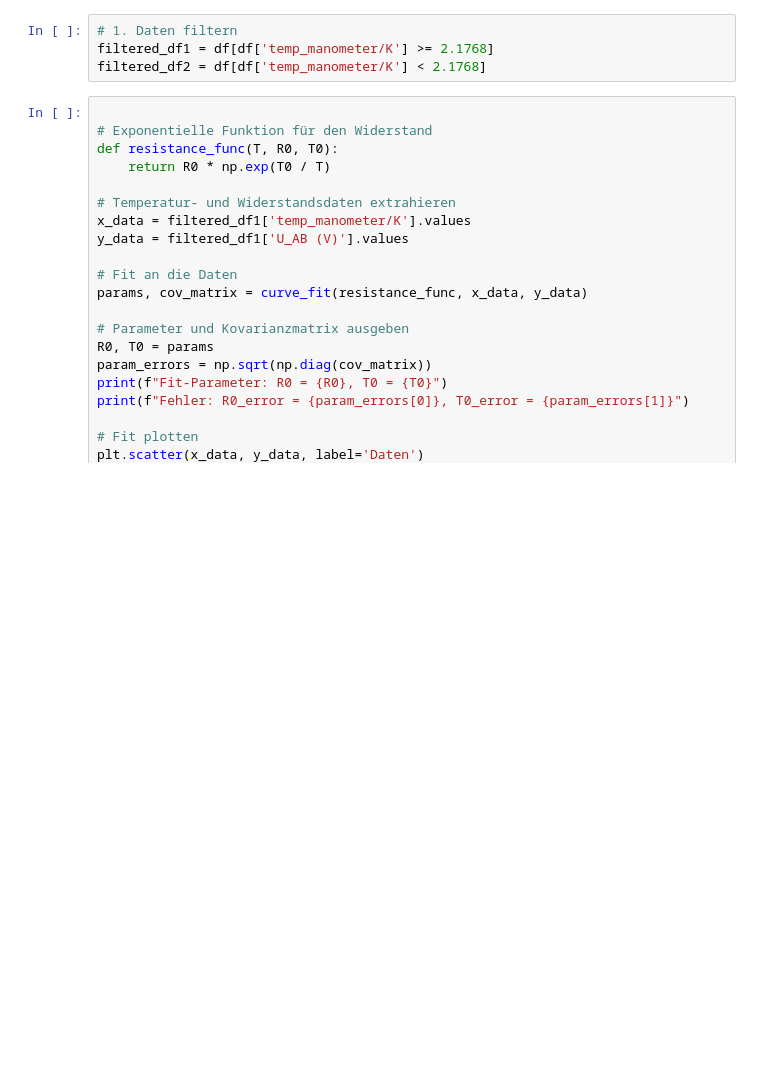
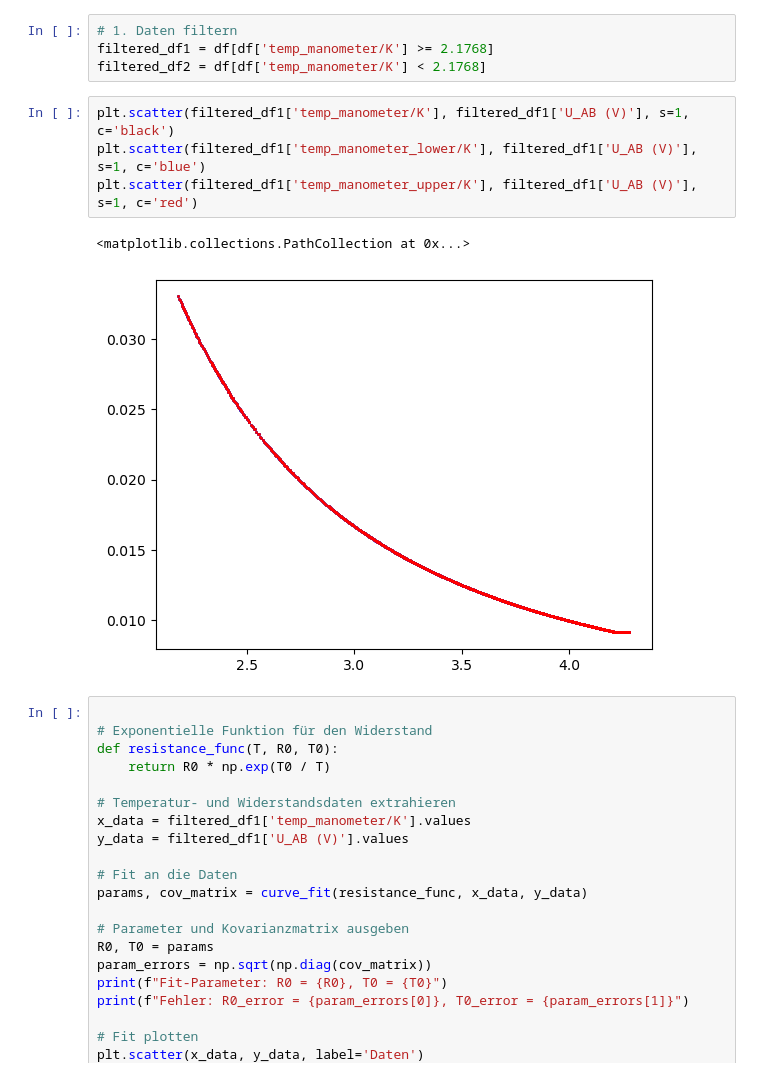
Before and after one commit to Darrenshan27/supraconductivity, a Jupyter notebook: data_processing.ipynb, the cells around one changed output. Cells and saved outputs as stored; diff of their text form; blank space fills up the shorter version.

```diff
--- a/data_processing.ipynb
+++ b/data_processing.ipynb
@@ -259,6 +270,13 @@ df.head()
 # 1. Daten filtern
 filtered_df1 = df[df['temp_manometer/K'] >= 2.1768]
 filtered_df2 = df[df['temp_manometer/K'] < 2.1768]
+# %%
+plt.scatter(filtered_df1['temp_manometer/K'], filtered_df1['U_AB (V)'], s=1, c='black')
+plt.scatter(filtered_df1['temp_manometer_lower/K'], filtered_df1['U_AB (V)'], s=1, c='blue')
+plt.scatter(filtered_df1['temp_manometer_upper/K'], filtered_df1['U_AB (V)'], s=1, c='red')
+# %% [output]
+<matplotlib.collections.PathCollection at 0x...>
+[figure, added]
 # %%
 
 # Exponentielle Funktion für den Widerstand
```
Also changed, not shown: parts of 4 cells of this notebook, 31 other files.
